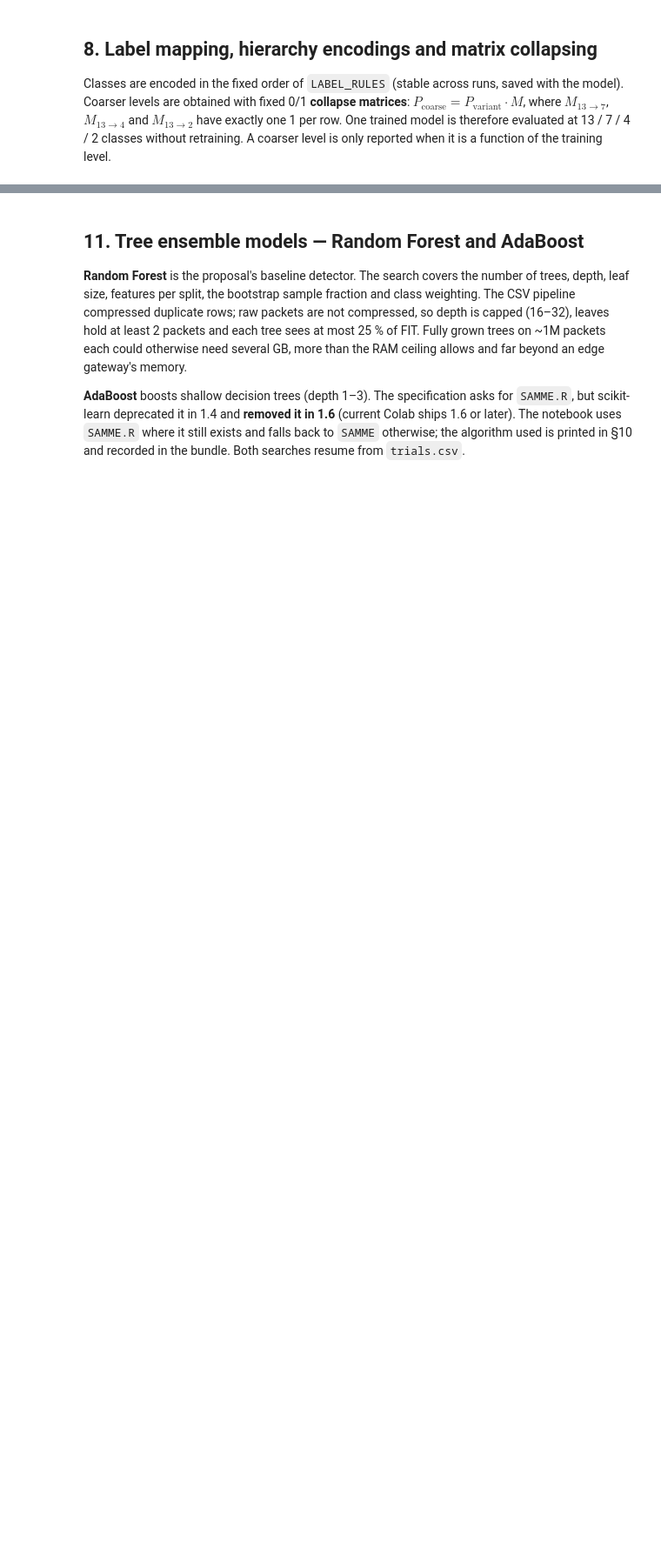
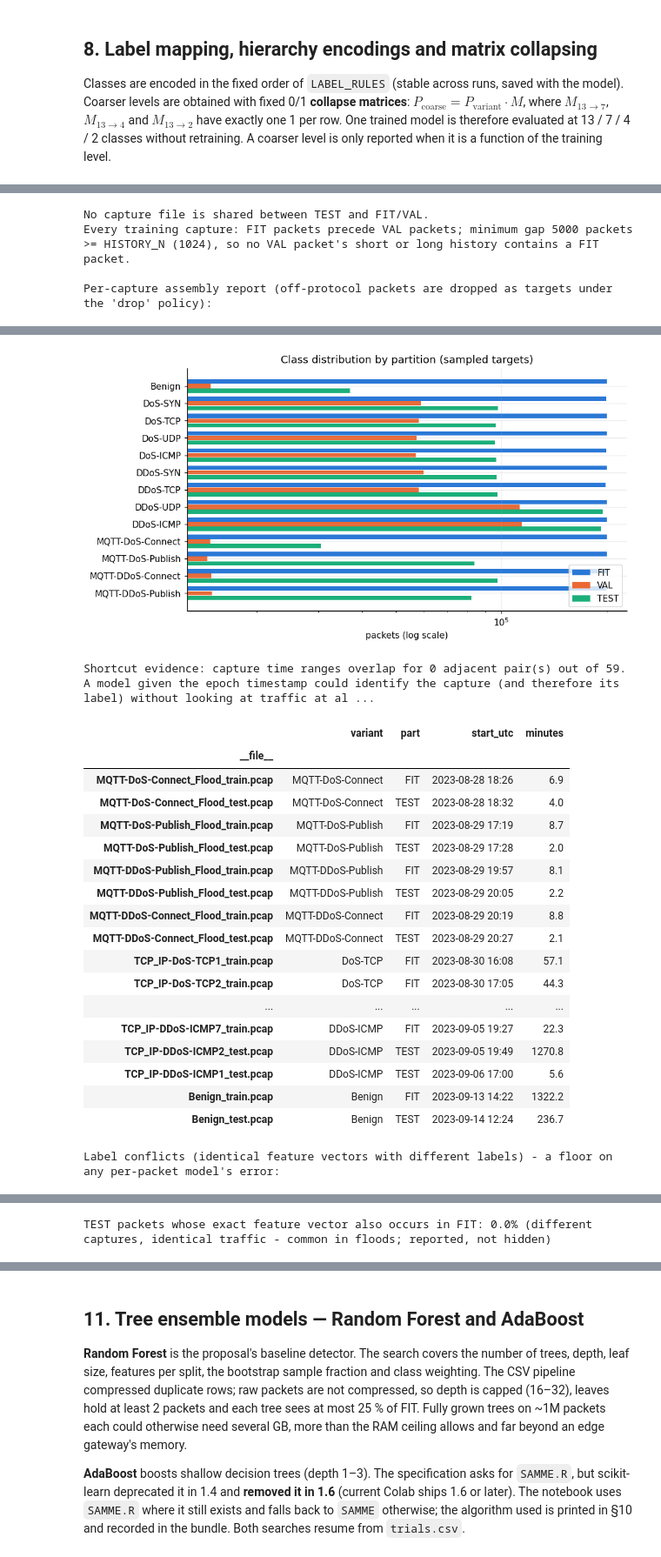
Before and after one commit to HaiderAbbas0/FYP, a Jupyter notebook: FYP_IoMT_PCAP_Detector.ipynb, the cells around one changed output, grey strips where cells are left out. Shown at 87% size. Saved outputs shown, nothing was run; the diff lists cells and outputs as text; code cells hidden in the pictures; blank space fills up the shorter version.

Commit message:
updated PCAP detector notebook added

```diff
--- a/FYP_IoMT_PCAP_Detector.ipynb
+++ b/FYP_IoMT_PCAP_Detector.ipynb
@@ -1090,9 +1546,8 @@ memory-mapped `float32` array on local disk (`SEQ_STORE`). `SEQ_VIEW = sliding_w
 *view*: window *r* is rows *r−19 … r* and costs 0 bytes until it is indexed. The PyTorch `WindowDataset` indexes one
 batch at a time, so at most one batch of windows exists in RAM.
 # %%
-VARIANT_CODE = {v: i for i, v in enumerate(HIERARCHY.variant)}
-SUBTYPE_OF = HIERARCHY.set_index("variant")["subtype"].to_dict()
-GAP_MIN_EFFECTIVE = max(GAP_MIN_ROWS, CONTEXT_N + 1)
+# VARIANT_CODE, SUBTYPE_OF and protocol_match are defined in §5b
+GAP_MIN_EFFECTIVE = max(GAP_MIN_ROWS, HISTORY_N + 1)
 
 def assign_roles(pkt, n_total, split):
     """Chronological tail-block validation inside each training capture, with a purge gap (policy: §9)."""
@@ -1107,19 +1562,6 @@ def assign_roles(pkt, n_total, split):
     return role
 ROLE_NAMES = {0: "fit", 1: "gap", 2: "val", 3: "test"}
 
-def protocol_match(l4, sport, dport, variant):
-    """True where a packet's protocol can belong to the capture's attack (all True for Benign)."""
-    st = SUBTYPE_OF[variant]
-    if st == "Benign":
-        return np.ones(len(l4), bool)
-    if st in ("SYN", "TCP"):
-        return l4 == 6
-    if st == "UDP":
-        return l4 == 17
-    if st == "ICMP":
-        return (l4 == 1) | (l4 == 58)
-    return (l4 == 6) & (np.isin(sport, rt.MQTT_PORTS) | np.isin(dport, rt.MQTT_PORTS))     # MQTT-*
-
 def row_labels(proto_ok, variant):
     lab = np.full(len(proto_ok), VARIANT_CODE[variant], np.int8)
     if OFF_PROTOCOL_POLICY == "relabel_benign":
@@ -1127,7 +1569,7 @@ def row_labels(proto_ok, variant):
     return lab
 
 def target_mask(bpos, role, proto_ok):
-    m = (bpos >= CONTEXT_N) & (role != 1)
+    m = (bpos >= HISTORY_N) & (role != 1)                         # full short + long history inside the block
     if OFF_PROTOCOL_POLICY == "drop":
         m &= proto_ok
     return m
@@ -1142,7 +1584,7 @@ for fid, rec in enumerate(FILES.itertuples(index=False)):
     lab = row_labels(ok, rec.variant)
     tm_ = target_mask(t.__bpos__.to_numpy(), role, ok)
     plan_rows.append({"fid": fid, "file": rec.file, "variant": rec.variant, "split": rec.split,
-                      "extracted": len(t), "warmup_excluded": int((t.__bpos__.to_numpy() < CONTEXT_N).sum()),
+                      "extracted": len(t), "warmup_excluded": int((t.__bpos__.to_numpy() < HISTORY_N).sum()),
                       "gap_purged": int((role == 1).sum()), "off_protocol": int((~ok).sum()),
                       "off_protocol_share": round(float((~ok).mean()), 4),
                       "tcp_share": round(float((l4 == 6).mean()), 3), "udp_share": round(float((l4 == 17).mean()), 3),
@@ -1172,10 +1614,14 @@ F_SEQ = len(rt.SEQ_FEATURES)
 FILES["store_offset"] = np.concatenate([[0], np.cumsum(FILES.packets_extracted.to_numpy())[:-1]]).astype(np.int64)
 N_STORE = int(FILES.packets_extracted.sum())
 STORE_KEY = hashlib.sha256(json.dumps({"files": FILES[["fingerprint", "packets_extracted"]].values.tolist(),
-                                       "extract": EXTRACT_HASH, "seq": rt.SEQ_FEATURES, "rt": rt.RUNTIME_VERSION},
+                                       "extract": EXTRACT_HASH, "seq": rt.SEQ_FEATURES, "rt": rt.RUNTIME_VERSION,
+                                       "n_long": LONG_CONTEXT_N},
                                       sort_keys=True).encode()).hexdigest()[:12]
 STORE_PATH = os.path.join(LOCAL_DIR, f"seq_store_{STORE_KEY}.npy")
 store_done_flag = STORE_PATH + ".complete"
+for _old in glob.glob(os.path.join(LOCAL_DIR, "seq_store_*.npy*")):          # stale stores of an older feature set
+    if not os.path.basename(_old).startswith(f"seq_store_{STORE_KEY}"):
+        os.remove(_old); print("Removed stale sequence store (rebuildable cache):", os.path.basename(_old))
 write_store = USE_SEQ and not os.path.exists(store_done_flag)
 if USE_SEQ:
     need_gb = N_STORE * F_SEQ * 4 / 1e9
@@ -1203,7 +1649,7 @@ for fid, rec in enumerate(FILES.itertuples(index=False)):
     u = rng.random(len(raw))
     sel = tmask & (u < FRAC_TAB[role_all, lab_all])
     for a, b in zip(starts, ends_):
-        F = rt.build_features(raw.iloc[a:b], CONTEXT_N).to_numpy(np.float32)
+        F = rt.build_features(raw.iloc[a:b], CONTEXT_N, LONG_CONTEXT_N).to_numpy(np.float32)
         if write_store:
             SEQ_STORE[rec.store_offset + a: rec.store_offset + b] = F[:, _seq_idx]
         s = np.flatnonzero(sel[a:b])
@@ -1412,9 +1929,9 @@ for fn, g in pd.concat([META_fit.assign(r="fit"), META_val.assign(r="val")]).gro
 BOUNDS = pd.DataFrame(bounds)
 BOUNDS["gap_pkts"] = BOUNDS.first_val_pkt - BOUNDS.last_fit_pkt - 1
 _b = BOUNDS[(BOUNDS.first_val_pkt >= 0) & (BOUNDS.last_fit_pkt >= 0)]
-assert (_b.gap_pkts >= CONTEXT_N).all(), "a VAL window could reach a FIT packet"
+assert (_b.gap_pkts >= HISTORY_N).all(), "a VAL packet's history could reach a FIT packet"
 print(f"Every training capture: FIT packets precede VAL packets; minimum gap {int(_b.gap_pkts.min()) if len(_b) else 'n/a'} "
-      f"packets >= CONTEXT_N ({CONTEXT_N}), so no VAL window contains a FIT packet.")
+      f"packets >= HISTORY_N ({HISTORY_N}), so no VAL packet's short or long history contains a FIT packet.")
 
 # ---- off-protocol / eligibility report (never silent) ----
 print("\nPer-capture assembly report (off-protocol packets are dropped as targets under the 'drop' policy):")
@@ -1463,3 +1980,4 @@ CONFLICTS.to_csv(os.path.join(DIRS["reports"], "label_conflicts.csv"))
 print(f"TEST packets whose exact feature vector also occurs in FIT: {np.isin(ROW_HASH['test'], ROW_HASH['fit']).mean():.1%} "
       "(different captures, identical traffic - common in floods; reported, not hidden)")
 del ROW_HASH; free_memory()
+# %% [output]
@@ -1465,0 +1998,4 @@ del ROW_HASH; free_memory()
+No capture file is shared between TEST and FIT/VAL.
+Every training capture: FIT packets precede VAL packets; minimum gap 5000 packets >= HISTORY_N (1024), so no VAL packet's short or long history contains a FIT packet.
+
+Per-capture assembly report (off-protocol packets are dropped as targets under the 'drop' policy):
@@ -1465,0 +2019,21 @@ del ROW_HASH; free_memory()
+[figure, added]
+Shortcut evidence: capture time ranges overlap for 0 adjacent pair(s) out of 59. A model given the epoch timestamp could identify the capture (and therefore its label) without looking at traffic at al ...
+|  | variant | part | start_utc | minutes |
+| __file__ |  |  |  |  |
+| MQTT-DoS-Connect_Flood_train.pcap | MQTT-DoS-Connect | FIT | 2023-08-28 18:26 | 6.9 |
+| MQTT-DoS-Connect_Flood_test.pcap | MQTT-DoS-Connect | TEST | 2023-08-28 18:32 | 4.0 |
+| MQTT-DoS-Publish_Flood_train.pcap | MQTT-DoS-Publish | FIT | 2023-08-29 17:19 | 8.7 |
+| MQTT-DoS-Publish_Flood_test.pcap | MQTT-DoS-Publish | TEST | 2023-08-29 17:28 | 2.0 |
+| MQTT-DDoS-Publish_Flood_train.pcap | MQTT-DDoS-Publish | FIT | 2023-08-29 19:57 | 8.1 |
+| MQTT-DDoS-Publish_Flood_test.pcap | MQTT-DDoS-Publish | TEST | 2023-08-29 20:05 | 2.2 |
+| MQTT-DDoS-Connect_Flood_train.pcap | MQTT-DDoS-Connect | FIT | 2023-08-29 20:19 | 8.8 |
+| MQTT-DDoS-Connect_Flood_test.pcap | MQTT-DDoS-Connect | TEST | 2023-08-29 20:27 | 2.1 |
+| TCP_IP-DoS-TCP1_train.pcap | DoS-TCP | FIT | 2023-08-30 16:08 | 57.1 |
+| TCP_IP-DoS-TCP2_train.pcap | DoS-TCP | FIT | 2023-08-30 17:05 | 44.3 |
+| ... | ... | ... | ... | ... |
+| TCP_IP-DDoS-ICMP7_train.pcap | DDoS-ICMP | FIT | 2023-09-05 19:27 | 22.3 |
+| TCP_IP-DDoS-ICMP2_test.pcap | DDoS-ICMP | TEST | 2023-09-05 19:49 | 1270.8 |
+| TCP_IP-DDoS-ICMP1_test.pcap | DDoS-ICMP | TEST | 2023-09-06 17:00 | 5.6 |
+| Benign_train.pcap | Benign | FIT | 2023-09-13 14:22 | 1322.2 |
+| Benign_test.pcap | Benign | TEST | 2023-09-14 12:24 | 236.7 |
+Label conflicts (identical feature vectors with different labels) - a floor on any per-packet model's error:
@@ -1466,3 +2045,4 @@ del ROW_HASH; free_memory()
+TEST packets whose exact feature vector also occurs in FIT: 0.0% (different captures, identical traffic - common in floods; reported, not hidden)
 # %% [markdown]
 ## 10. Training framework, weighting schemes and baselines
 Every model goes through the same machinery:
```
Also changed, not shown: parts of 36 cells of this notebook.
